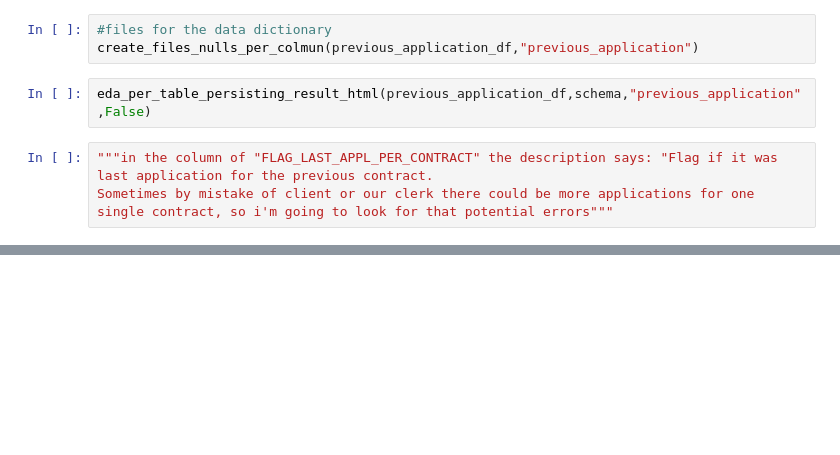
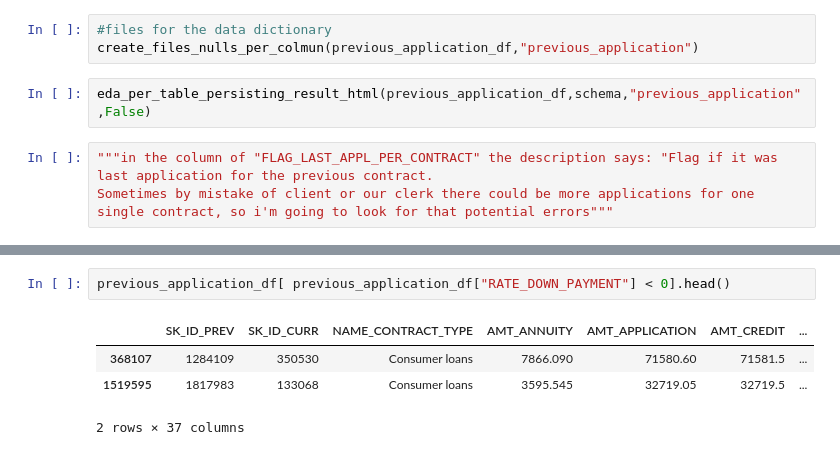
Before and after one commit to KuroEinzbern/Home-Credit-Default-Risk-Kaggle, a Jupyter notebook: notebooks/EDA/eda_previous_application.ipynb, the cells around one changed output, grey strips where cells are left out. Cells and saved outputs as stored; diff of their text form; blank space fills up the shorter version.

```diff
--- a/notebooks/EDA/eda_previous_application.ipynb
+++ b/notebooks/EDA/eda_previous_application.ipynb
@@ -42,0 +103,7 @@ AttributeError: 'bool' object has no attribute 'sum'
+# %%
+previous_application_df[ previous_application_df["RATE_DOWN_PAYMENT"] < 0].head()
+# %% [output]
+|  | SK_ID_PREV | SK_ID_CURR | NAME_CONTRACT_TYPE | AMT_ANNUITY | AMT_APPLICATION | AMT_CREDIT | ... |
+| 368107 | 1284109 | 350530 | Consumer loans | 7866.090 | 71580.60 | 71581.5 | ... |
+| 1519595 | 1817983 | 133068 | Consumer loans | 3595.545 | 32719.05 | 32719.5 | ... |
+2 rows × 37 columns
```
Also changed, not shown: parts of 12 cells of this notebook, 2 other files.
